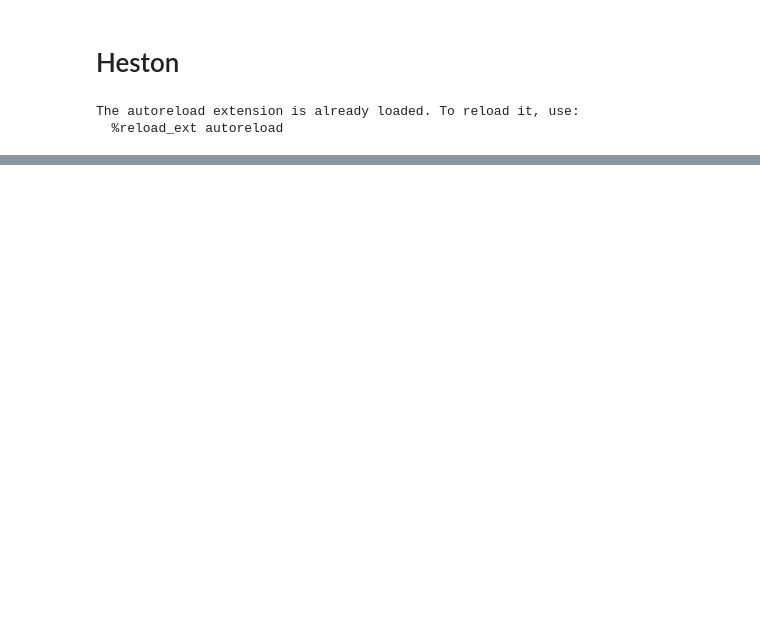
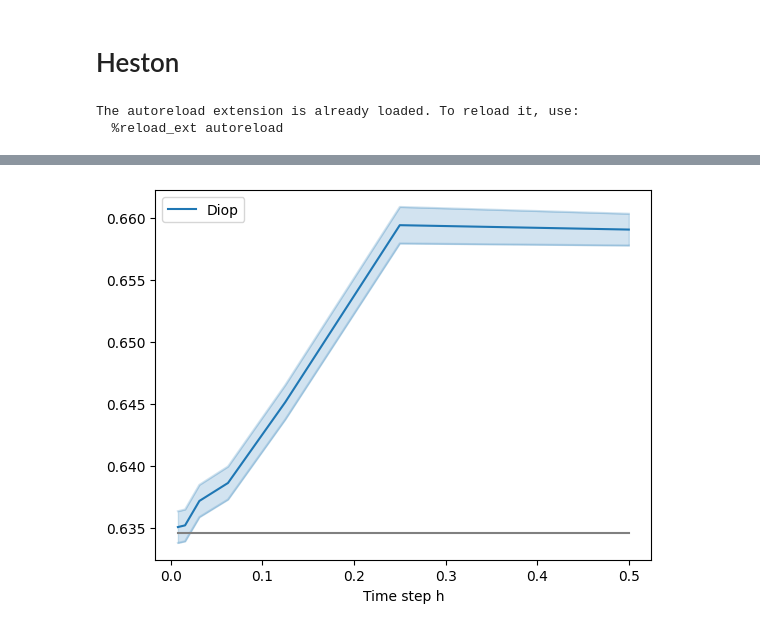
Before and after one commit to ziruNIu/project-Monte-Carlo, a Jupyter notebook: heston.ipynb, the cells around one changed output, grey strips where cells are left out. Saved outputs shown, nothing was run; the diff lists cells and outputs as text; code cells hidden in the pictures; blank space fills up the shorter version.

Commit message:
heston with Diop path

```diff
--- a/heston.ipynb
+++ b/heston.ipynb
@@ -51,0 +53,3 @@ print(model.call(1))
+# %%
+sq = SeedSequence()
+rng = default_rng(sq)
@@ -51,0 +78,17 @@ print(model.call(1))
+# %%
+def compute_call_heston(heston, scheme, steps, K, M = 10000):
+    result = None
+    sdict = { "Diop": heston.paths_euler_diop , "D-D": heston.paths_euler_dd}
+
+    for N in steps:
+        dW1 = np.sqrt(heston.T / N) * rng.standard_normal((N, M))
+        dW2 = np.sqrt(heston.T / N) * rng.standard_normal((N, M))
+        paths, vol = sdict[scheme](dW1,dW2)
+        payoffs = np.exp(-heston.r * heston.T)* np.maximum(paths[N] - K, 0)
+        result = pd.concat([result, monte_carlo(payoffs, f'{scheme}, N = {N}')], axis = 1)
+    return result
+# %%
+heston = Heston(**params)
+K = 0.5
+M = int(1e6)
+exact_price = heston.call(K)
@@ -51,0 +99,3 @@ print(model.call(1))
+# %%
+steps = 2**np.arange(1,8)
+res_Diop = compute_call_heston(heston, "Diop", steps, K = 0.5, M=M)
@@ -51,0 +110,17 @@ print(model.call(1))
+# %%
+fig = plt.figure()
+ress = [res_Diop.values]
+names = ['Diop']
+colors = ['C0', 'C1']
+for res, name, color in zip(ress, names, colors):
+    m, up, down = [res[0], res[2], res[3]]
+    plt.plot(1/steps, m, color=color, label=name)
+    plt.plot(1/steps, up, color=color, alpha=0.2)
+    plt.plot(1/steps, down, color=color, alpha=0.2)
+    plt.fill_between(1/steps, up, down, color=color, alpha=0.2)
+    plt.plot(1/steps, exact_price*np.ones(len(steps)), color='grey')
+plt.xlabel('Time step h')
+plt.legend()
+plt.show()
+# %% [output]
+[figure, added]
```
Also changed, not shown: parts of 12 cells of this notebook, 1 other file.
